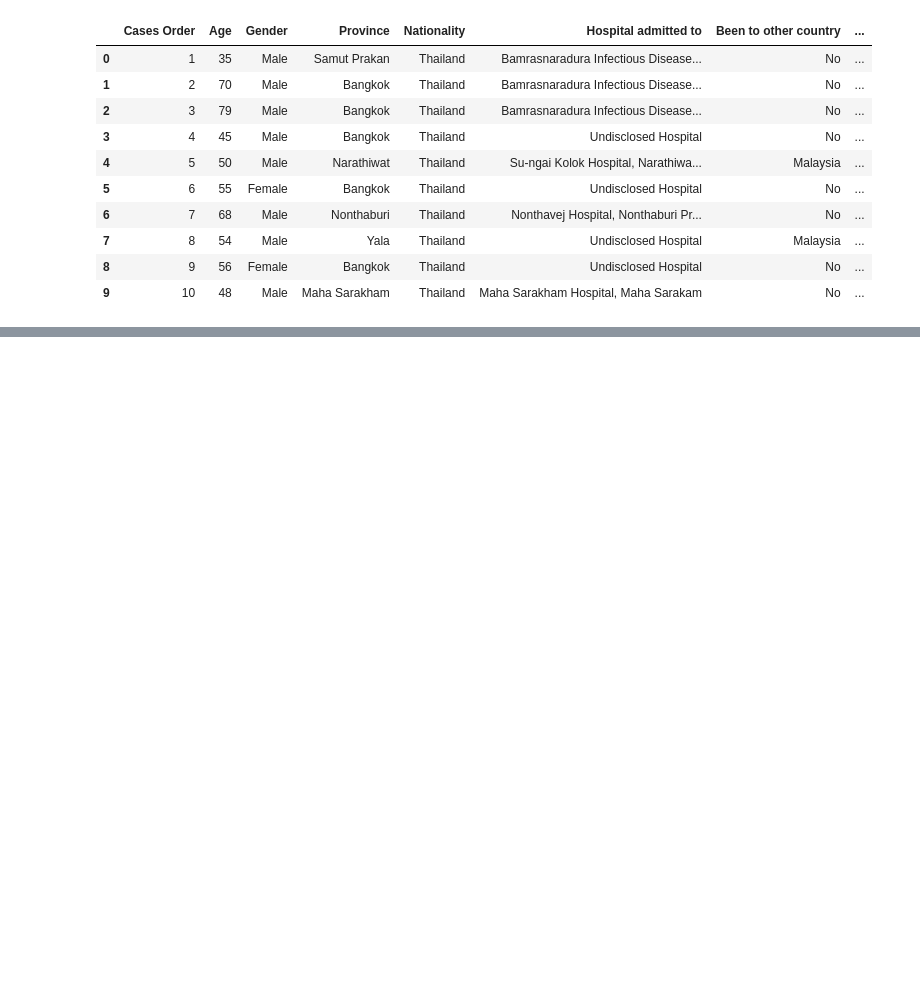
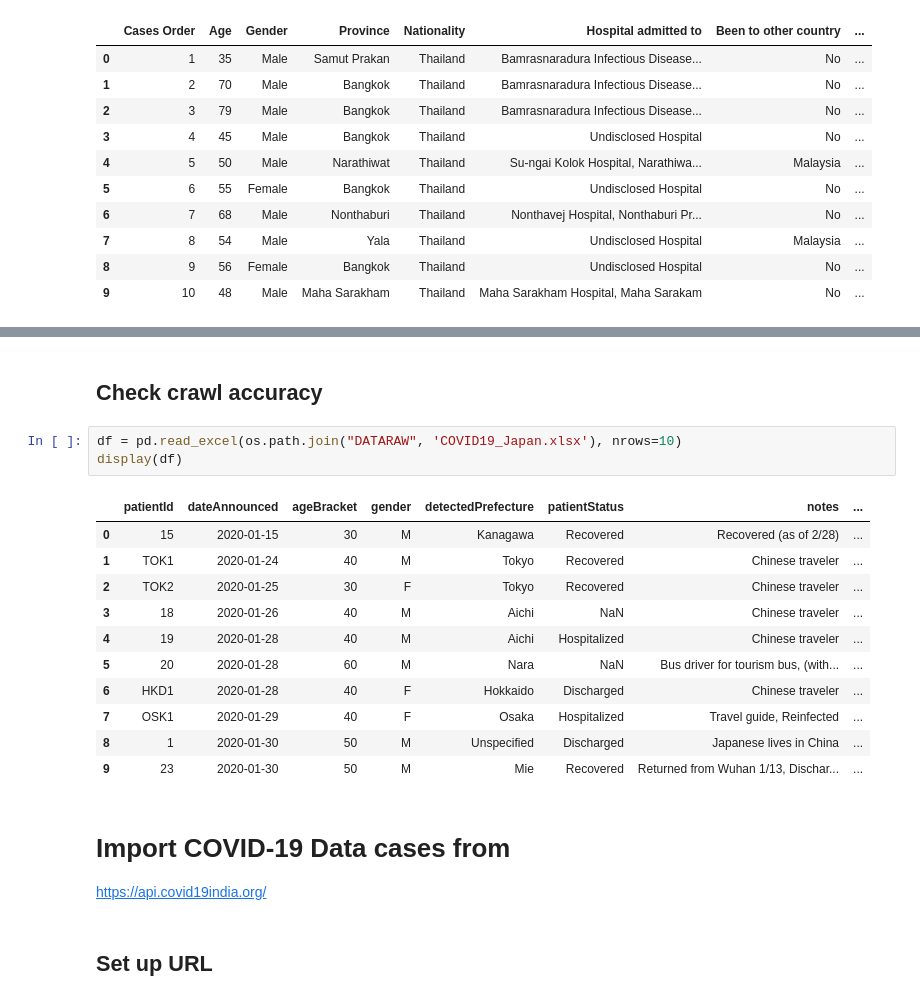
Before and after one commit to HAPRIvn/Open-Access-Data, a Jupyter notebook: Scripts/(1)COVID19_Data_Get.ipynb, the cells around one changed output, grey strips where cells are left out. Drawn from its saved outputs; the diff is of its cells as text; blank space fills up the shorter version.

```diff
--- a/Scripts/(1)COVID19_Data_Get.ipynb
+++ b/Scripts/(1)COVID19_Data_Get.ipynb
@@ -133,0 +213,23 @@ display(df)
+# %% [markdown]
+## Check crawl accuracy
+# %%
+df = pd.read_excel(os.path.join("DATARAW", 'COVID19_Japan.xlsx'), nrows=10)
+display(df)
+# %% [output]
+|  | patientId | dateAnnounced | ageBracket | gender | detectedPrefecture | patientStatus | notes | ... |
+| 0 | 15 | 2020-01-15 | 30 | M | Kanagawa | Recovered | Recovered (as of 2/28) | ... |
+| 1 | TOK1 | 2020-01-24 | 40 | M | Tokyo | Recovered | Chinese traveler | ... |
+| 2 | TOK2 | 2020-01-25 | 30 | F | Tokyo | Recovered | Chinese traveler | ... |
+| 3 | 18 | 2020-01-26 | 40 | M | Aichi | NaN | Chinese traveler | ... |
+| 4 | 19 | 2020-01-28 | 40 | M | Aichi | Hospitalized | Chinese traveler | ... |
+| 5 | 20 | 2020-01-28 | 60 | M | Nara | NaN | Bus driver for tourism bus, (with... | ... |
+| 6 | HKD1 | 2020-01-28 | 40 | F | Hokkaido | Discharged | Chinese traveler | ... |
+| 7 | OSK1 | 2020-01-29 | 40 | F | Osaka | Hospitalized | Travel guide, Reinfected | ... |
+| 8 | 1 | 2020-01-30 | 50 | M | Unspecified | Discharged | Japanese lives in China | ... |
+| 9 | 23 | 2020-01-30 | 50 | M | Mie | Recovered | Returned from Wuhan 1/13, Dischar... | ... |
+# %% [markdown]
+# Import COVID-19 Data cases from
+
+https://api.covid19india.org/
+# %% [markdown]
+## Set up URL
```
Also changed, not shown: parts of 27 cells of this notebook, 15 other files.
